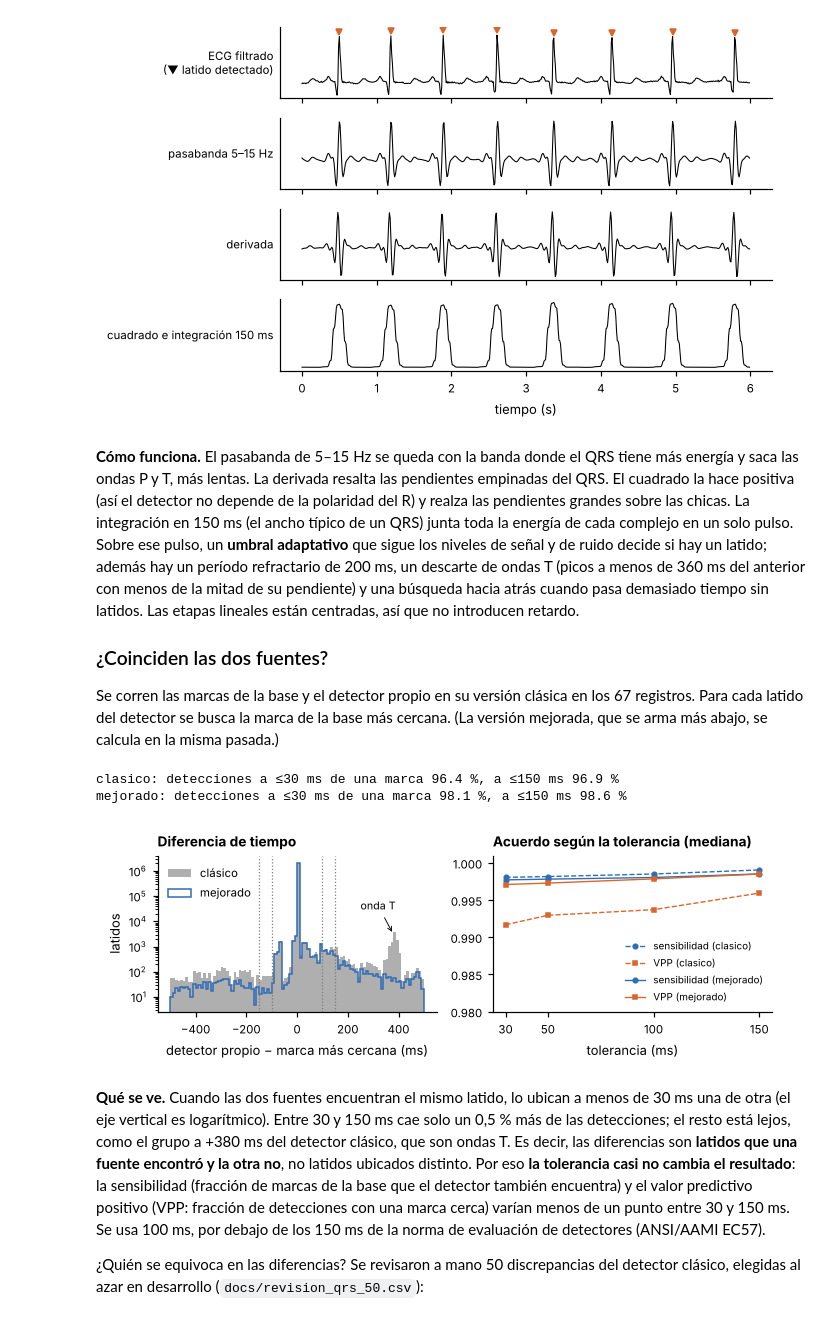
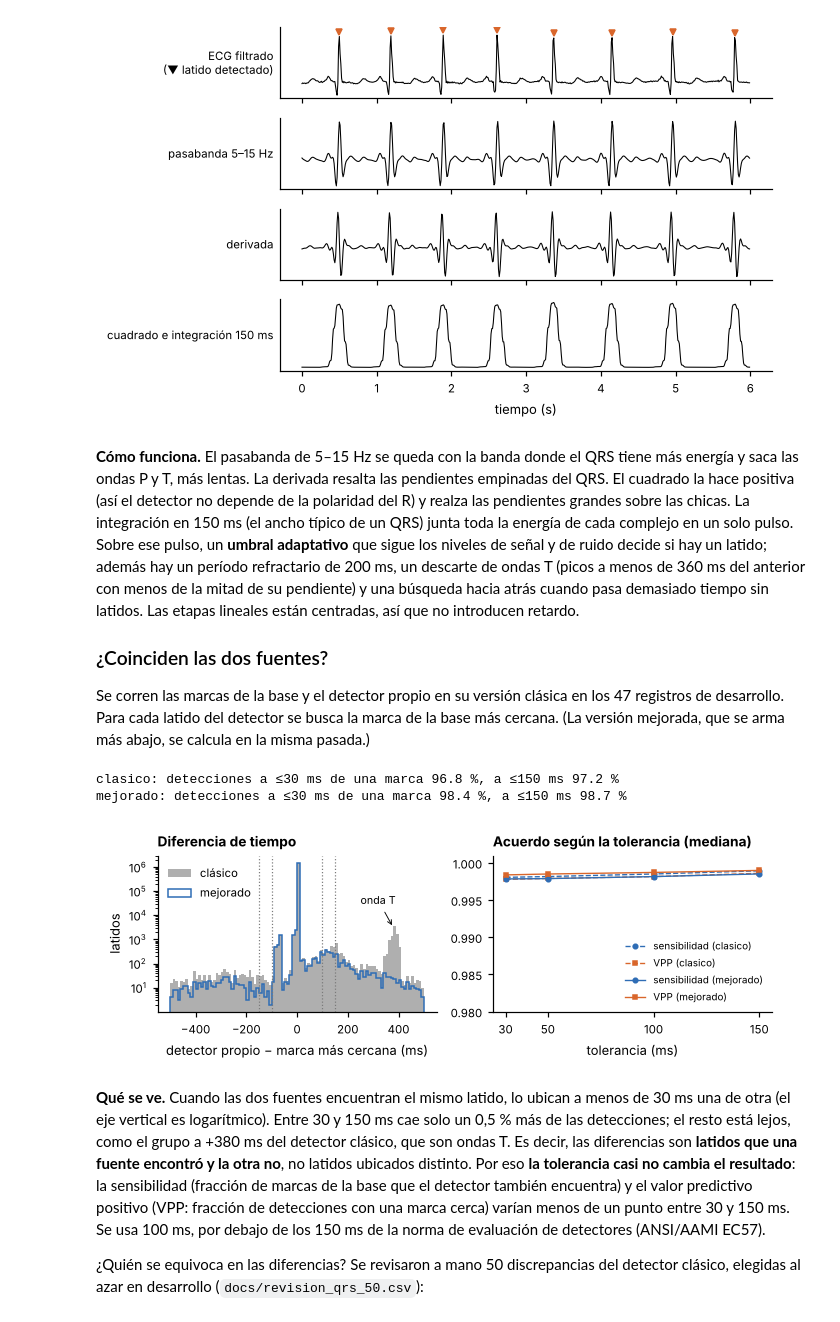
Before and after one commit to afrateitba/PSIB2026Q2-TPS-Grupo08-Frate-Tenca-Weizman, a Jupyter notebook: notebooks/02_filtro_y_latidos.ipynb, the cells around one changed output. Cells and saved outputs as stored; diff of their text form; code cells hidden in the pictures.

```diff
--- a/notebooks/02_filtro_y_latidos.ipynb
+++ b/notebooks/02_filtro_y_latidos.ipynb
@@ -172,7 +172,7 @@ PosixPath('/home/user/TP-PSB-G8/informe/figuras/02_pan_tompkins.png')
 
 ### ¿Coinciden las dos fuentes?
 
-Se corren las marcas de la base y el detector propio en su versión clásica en los 67 registros. Para cada latido del detector se busca la marca de la base más cercana. (La versión mejorada, que se arma más abajo, se calcula en la misma pasada.)
+Se corren las marcas de la base y el detector propio en su versión clásica en los 47 registros de desarrollo. Para cada latido del detector se busca la marca de la base más cercana. (La versión mejorada, que se arma más abajo, se calcula en la misma pasada.)
 # %%
 import src.qrs.pan_tompkins as pt_mod
 
@@ -194,38 +194,38 @@ def comparar(rec):
     return fila, difs
 
 with ProcessPoolExecutor(4) as ex:
-    res = list(ex.map(comparar, split.record))
+    res = list(ex.map(comparar, DEV))
 comp = pd.DataFrame([r for r, _ in res]).merge(split[["record", "set", "category"]])
 difs = {n: np.concatenate([d[n] for _, d in res]) for n in ("clasico", "mejorado")}
 
 fig, ax = plt.subplots(1, 2, figsize=(ANCHO, 2.3))
 bins = np.arange(-500, 505, 10)
 ax[0].hist(1000 * difs["clasico"][np.abs(difs["clasico"]) < 0.5], bins=bins, color=GRIS, alpha=0.6, label="clásico")
 ax[0].hist(1000 * difs["mejorado"][np.abs(difs["mejorado"]) < 0.5], bins=bins, color=NORMAL, histtype="step",
            lw=1, label="mejorado")
 ax[0].set(yscale="log", xlabel="detector propio − marca más cercana (ms)", ylabel="latidos",
           title="Diferencia de tiempo")
 for tol in (100, 150):
     ax[0].axvline(-tol, color=GRIS, ls=":", lw=0.8); ax[0].axvline(tol, color=GRIS, ls=":", lw=0.8)
 ax[0].annotate("onda T", xy=(380, 3000), xytext=(250, 3e4), fontsize=7, arrowprops=dict(arrowstyle="->", lw=0.6))
 ax[0].legend(loc="upper left")
 tols = [30, 50, 100, 150]
 for nombre, ls in (("clasico", "--"), ("mejorado", "-")):
     ax[1].plot(tols, [comp[f"Se_{nombre}_{t}"].median() for t in tols], "o" + ls, color=NORMAL, ms=3,
                label=f"sensibilidad ({nombre})")
     ax[1].plot(tols, [comp[f"VPP_{nombre}_{t}"].median() for t in tols], "s" + ls, color=APNEA, ms=3,
                label=f"VPP ({nombre})")
 ax[1].set(xlabel="tolerancia (ms)", ylim=(0.98, 1.001), title="Acuerdo según la tolerancia (mediana)", xticks=tols)
 ax[1].legend(loc="lower right", fontsize=6.5)
 fig.tight_layout()
 save(fig, "02_acuerdo_detectores")
 for n in difs:
     print(f"{n}: detecciones a ≤30 ms de una marca {100 * np.mean(np.abs(difs[n]) <= 0.03):.1f} %, "
           f"a ≤150 ms {100 * np.mean(np.abs(difs[n]) <= 0.15):.1f} %")
 # %% [output]
-clasico: detecciones a ≤30 ms de una marca 96.4 %, a ≤150 ms 96.9 %
-mejorado: detecciones a ≤30 ms de una marca 98.1 %, a ≤150 ms 98.6 %
+clasico: detecciones a ≤30 ms de una marca 96.8 %, a ≤150 ms 97.2 %
+mejorado: detecciones a ≤30 ms de una marca 98.4 %, a ≤150 ms 98.7 %
-[figure, old version]
+[figure, new version]
 # %% [markdown]
 **Qué se ve.** Cuando las dos fuentes encuentran el mismo latido, lo ubican a menos de 30 ms una de otra (el eje vertical es logarítmico). Entre 30 y 150 ms cae solo un 0,5 % más de las detecciones; el resto está lejos, como el grupo a +380 ms del detector clásico, que son ondas T. Es decir, las diferencias son **latidos que una fuente encontró y la otra no**, no latidos ubicados distinto. Por eso **la tolerancia casi no cambia el resultado**: la sensibilidad (fracción de marcas de la base que el detector también encuentra) y el valor predictivo positivo (VPP: fracción de detecciones con una marca cerca) varían menos de un punto entre 30 y 150 ms. Se usa 100 ms, por debajo de los 150 ms de la norma de evaluación de detectores (ANSI/AAMI EC57).
 
```
Also changed, not shown: parts of 7 cells of this notebook, 7 other files.
